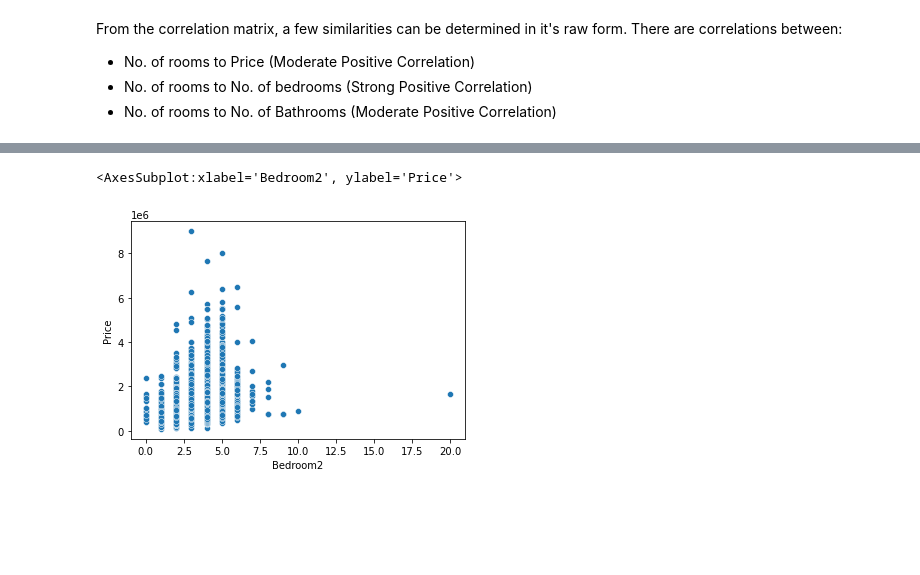
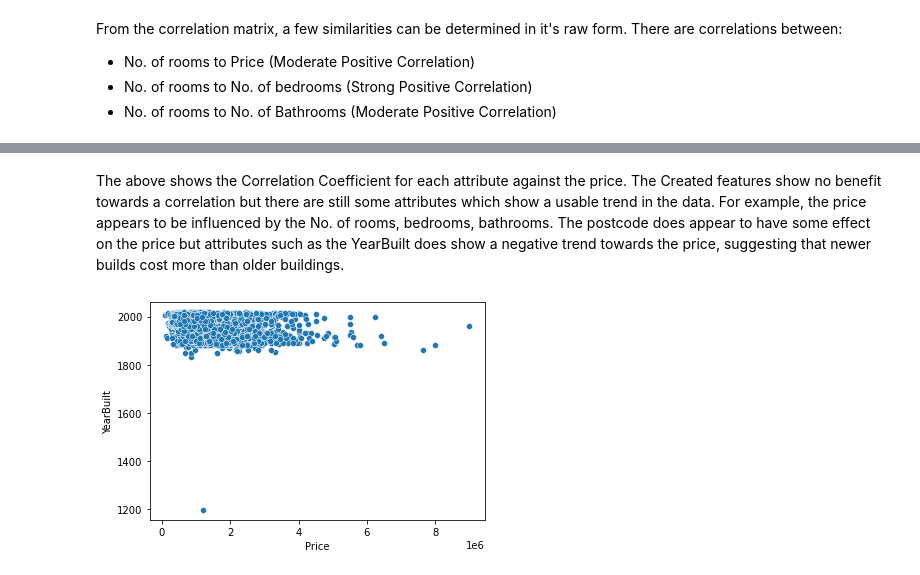
Before and after one commit to sheldyso/Data-Visualisation-Report, a Jupyter notebook: Data Visualisation Report.ipynb, the cells around one changed output, grey strips where cells are left out. Drawn from its saved outputs; the diff is of its cells as text; code cells hidden in the pictures; blank space fills up the shorter version.

```diff
--- a/Data Visualisation Report.ipynb
+++ b/Data Visualisation Report.ipynb
@@ -109,0 +145,5 @@ From the correlation matrix, a few similarities can be determined in it's raw fo
+# %%
+housing_data = data # Create copy of raw data
+housing_data["bedrooms_per_room"] = housing_data["Bedroom2"]/housing_data["Rooms"]
+housing_data["bathrooms_per_room"] = housing_data["Bathroom"]/housing_data["Rooms"]
+housing_data["rooms_per_car_space"] = housing_data["Rooms"]/housing_data["Car"]
@@ -110,5 +171,7 @@ From the correlation matrix, a few similarities can be determined in it's raw fo
+# %% [markdown]
+The above shows the Correlation Coefficient for each attribute against the price. The Created features show no benefit towards a correlation but there are still some attributes which show a usable trend in the data. For example, the price appears to be influenced by the No. of rooms, bedrooms, bathrooms. The postcode does appear to have some effect on the price but attributes such as the YearBuilt does show a negative trend towards the price, suggesting that newer builds cost more than older buildings.
 # %%
-sns.scatterplot(data=data, x="Bedroom2", y="Price")
+sns.scatterplot(data=housing_data, x="Price", y= "YearBuilt")
+plt.show()
 # %% [output]
-<AxesSubplot:xlabel='Bedroom2', ylabel='Price'>
-[figure, old version]
+[figure, new version]
```
Also changed, not shown: parts of 20 cells of this notebook.
